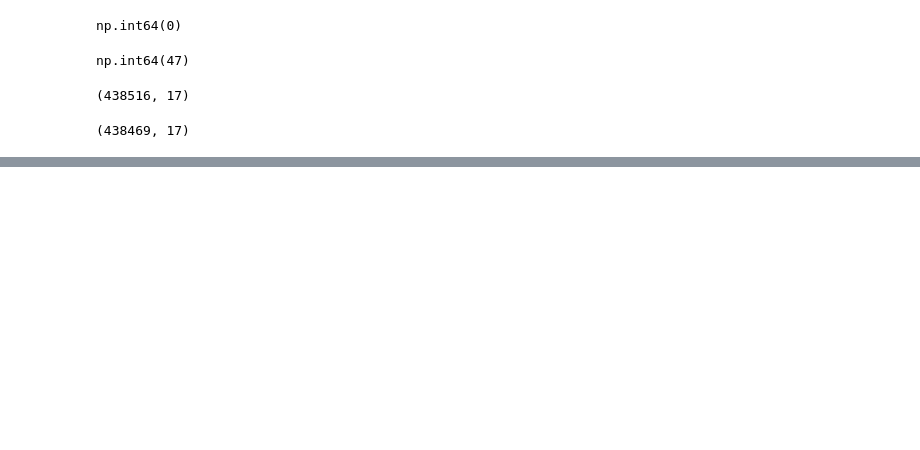
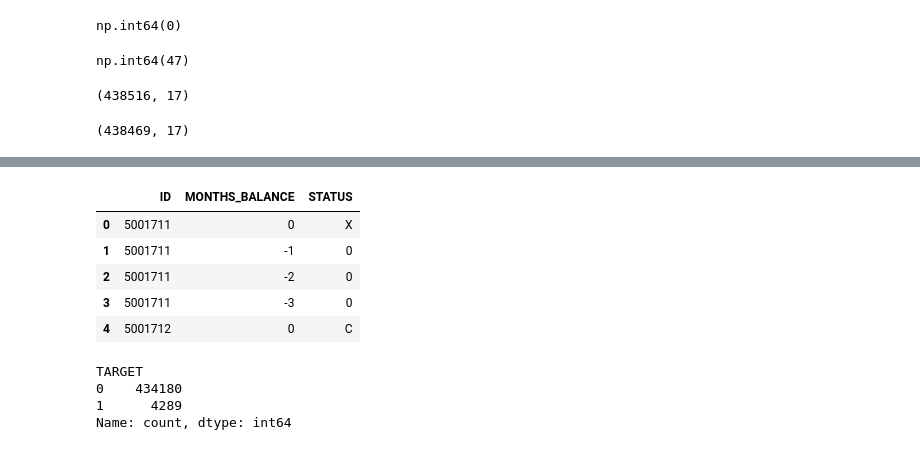
Before and after one commit to DerrickSaltFish/cs3244-project-nn, a Jupyter notebook: data_cleaning.ipynb, the cells around one changed output, grey strips where cells are left out. Cells and saved outputs as stored; diff of their text form; code cells hidden in the pictures; blank space fills up the shorter version.

```diff
--- a/data_cleaning.ipynb
+++ b/data_cleaning.ipynb
@@ -96,0 +108,10 @@ app.shape
+# %%
+cc = pd.read_csv('Data/credit_record.csv')
+cc.head(5)
+# %% [output]
+|  | ID | MONTHS_BALANCE | STATUS |
+| 0 | 5001711 | 0 | X |
+| 1 | 5001711 | -1 | 0 |
+| 2 | 5001711 | -2 | 0 |
+| 3 | 5001711 | -3 | 0 |
+| 4 | 5001712 | 0 | C |
@@ -96,0 +128,9 @@ app.shape
+# %%
+bad_clients = cc[cc['status_label'] == 1]['ID'].unique()
+app['TARGET'] = app['ID'].apply(lambda x: 1 if x in bad_clients else 0)
+print(app['TARGET'].value_counts())
+# %% [output]
+TARGET
+0    434180
+1      4289
+Name: count, dtype: int64
```
Also changed, not shown: parts of 11 cells of this notebook.
